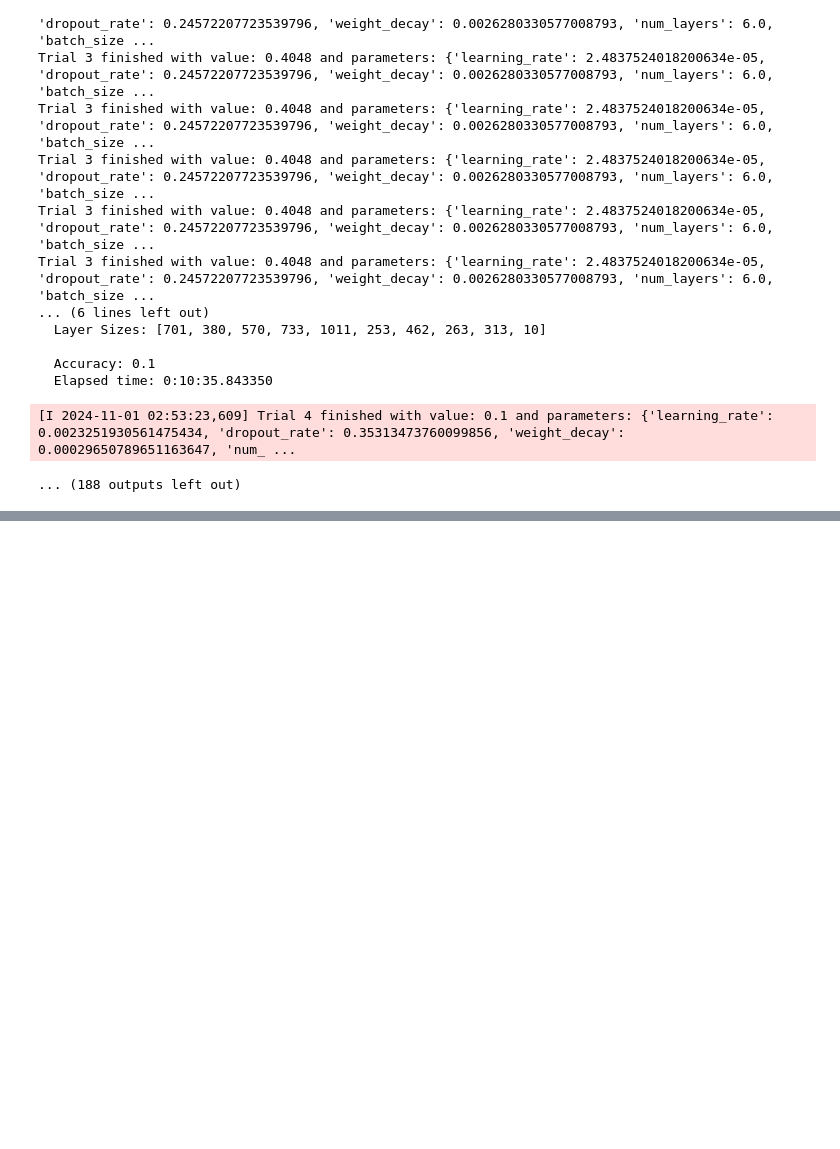
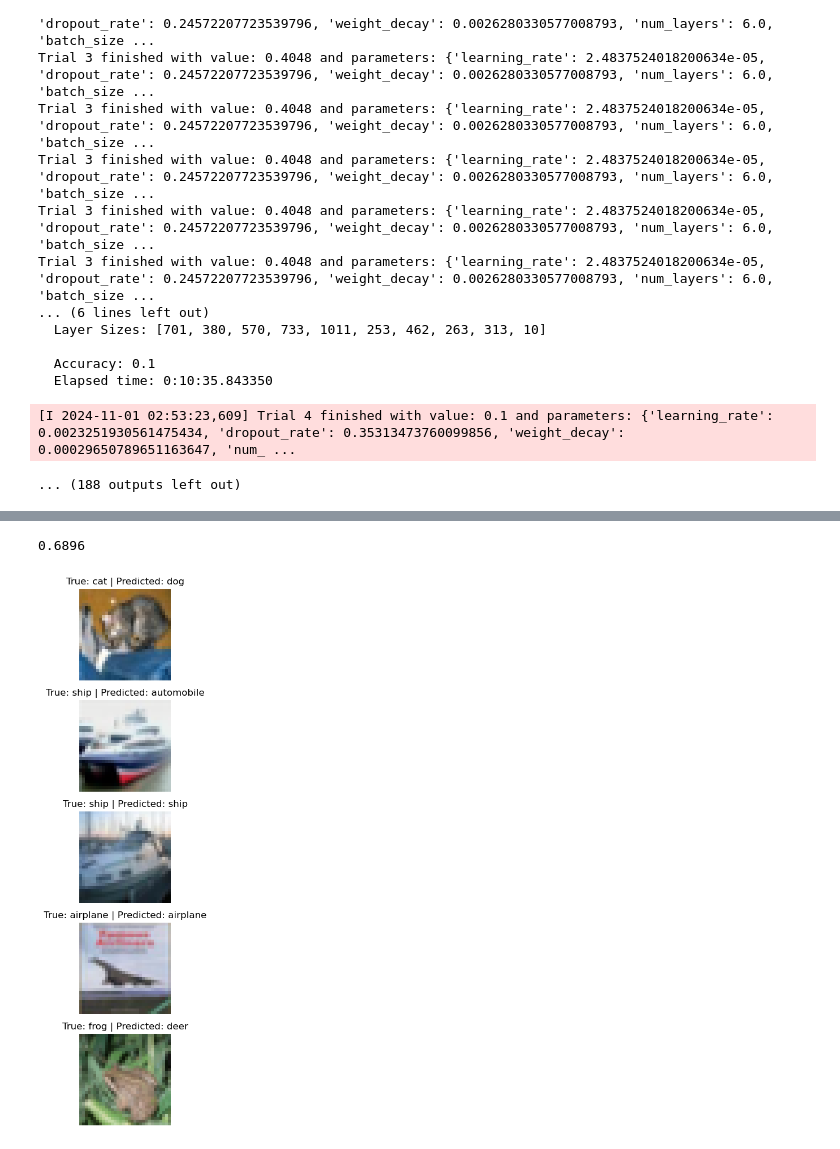
Before and after one commit to tranquilo-01/MRO, a Jupyter notebook: lab02/kod/MRO_lab02_optuna.ipynb, the cells around one changed output, grey strips where cells are left out. Saved outputs shown, nothing was run; the diff lists cells and outputs as text; code cells hidden in the pictures; blank space fills up the shorter version.

```diff
--- a/lab02/kod/MRO_lab02_optuna.ipynb
+++ b/lab02/kod/MRO_lab02_optuna.ipynb
@@ -86,7 +86,6 @@ train_size = int(0.9 * len(train_dataset))
 val_size = len(train_dataset) - train_size
 train_data, val_data = random_split(train_dataset, [train_size, val_size])
 
-
 def train_and_eval(learning_rate, num_layers, layer_sizes, batch_size, dropout_rate, weight_decay):
   # Stworzenie DataLoaderów
   train_loader = DataLoader(train_data, batch_size=batch_size, shuffle=True, num_workers=2)
@@ -100,7 +99,7 @@ def train_and_eval(learning_rate, num_layers, layer_sizes, batch_size, dropout_r
 
   start_time = datetime.datetime.now()
   # Pętla treningowa
-  num_epochs = 50
+  num_epochs = 15
   for epoch in range(num_epochs):
       net.train()
       for inputs, labels in train_loader:
@@ -128,7 +127,7 @@ def train_and_eval(learning_rate, num_layers, layer_sizes, batch_size, dropout_r
           correct += (predicted == labels).sum().item()
 
   accuracy = correct / total
-  return accuracy
+  return accuracy, net
 # %% [output]
 Files already downloaded and verified
 Files already downloaded and verified
@@ -314,0 +353,2 @@ Trial 3 finished with value: 0.4048 and parameters: {'learning_rate': 2.48375240
+# %%
+acc, nn = train_and_eval(0.00032612430218809, 2, [943, 10], 32, 0.0652566450453942, 1.35021744016308e-05)
@@ -314,0 +371,54 @@ Trial 3 finished with value: 0.4048 and parameters: {'learning_rate': 2.48375240
+# %%
+print(acc)
+# %% [output]
+0.6896
+# %%
+# Define the CIFAR-10 class names
+class_names = ['airplane', 'automobile', 'bird', 'cat', 'deer',
+               'dog', 'frog', 'horse', 'ship', 'truck']
+
+def classify_and_display_images(model, test_loader, num_images=5):
+    model.eval()  # Set the model to evaluation mode
+    images, true_labels, predicted_labels = [], [], []
+
+    with torch.no_grad():
+        # Get a batch of test images
+        for inputs, labels in test_loader:
+            inputs, labels = inputs.to(device), labels.to(device)
+
+            # Get model predictions
+            outputs = model(inputs)
+            _, preds = torch.max(outputs, 1)
+
+            # Store images, true labels, and predicted labels
+            images.extend(inputs.cpu())
+            true_labels.extend(labels.cpu())
+            predicted_labels.extend(preds.cpu())
+
+            # Stop after getting the desired number of images
+            if len(images) >= num_images:
+                break
+
+    # Display each image with true and predicted labels
+    plt.figure(figsize=(10, 2 * num_images))
+    for i in range(num_images):
+        img = images[i].numpy().transpose((1, 2, 0))  # CHW to HWC
+        img = np.clip(img * np.array([0.2023, 0.1994, 0.2010]) +
+                      np.array([0.4914, 0.4822, 0.4465]), 0, 1)  # Unnormalize
+        true_label = class_names[true_labels[i]]
+        predicted_label = class_names[predicted_labels[i]]
+
+        # Plot each image
+        ax = plt.subplot(num_images, 1, i + 1)
+        ax.imshow(img)
+        ax.set_title(f"True: {true_label} | Predicted: {predicted_label}")
+        ax.axis("off")
+
+    plt.tight_layout()
+    plt.show()
+
+test_loader = DataLoader(test_dataset, batch_size=16, shuffle=False, num_workers=2)
+
+classify_and_display_images(nn, test_loader, 5)
+# %% [output]
+[figure, added]
```
Also changed, not shown: parts of 3 cells of this notebook, 1 other file.
